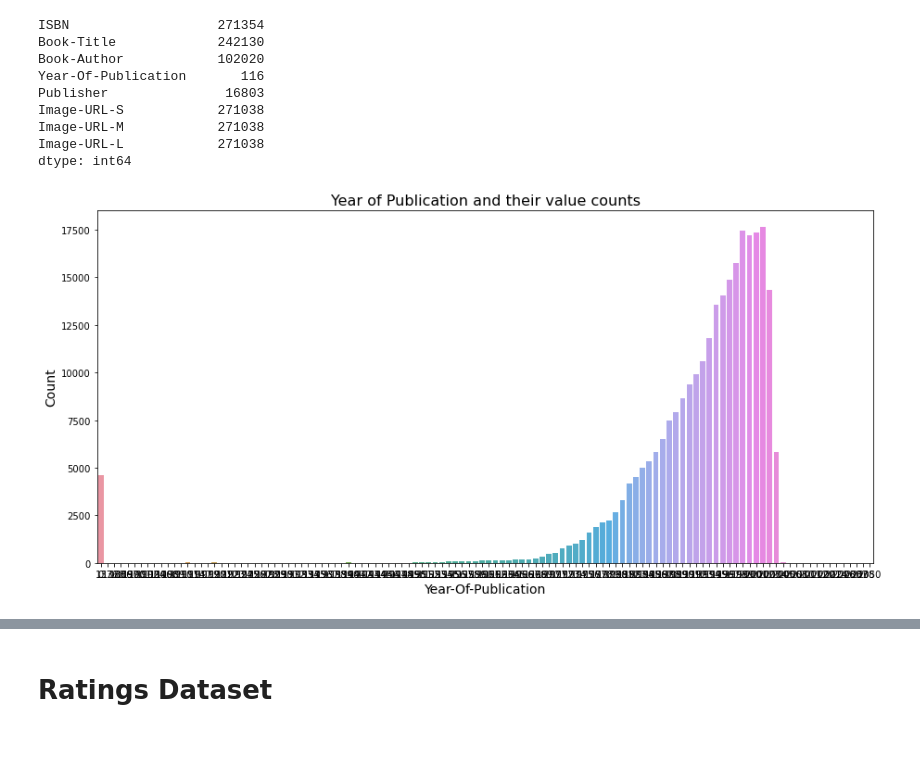
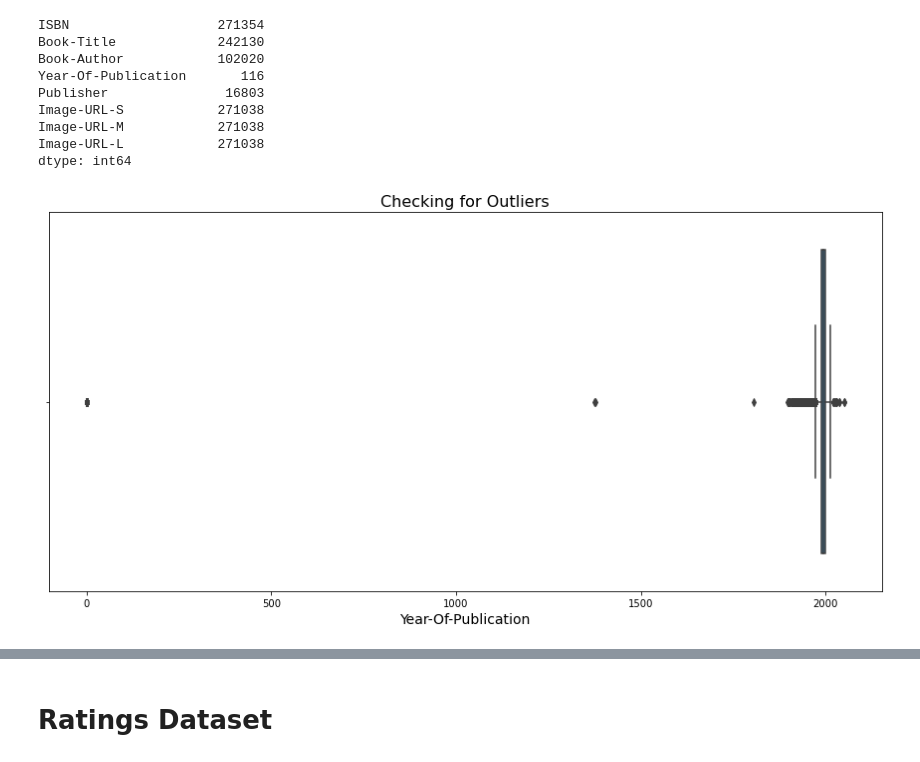
Before and after one commit to Narayan718/unsupervised, a Jupyter notebook: recommendation model.ipynb, the cells around one changed output, grey strips where cells are left out. Drawn from its saved outputs; the diff is of its cells as text; code cells hidden in the pictures.

```diff
--- a/recommendation model.ipynb
+++ b/recommendation model.ipynb
@@ -287,7 +287,7 @@ memory usage: 16.6+ MB
 #removing the improper type of data
 book_df = book_df[~book_df['Year-Of-Publication'].isin(['DK Publishing Inc', 'Gallimard'])]
 #converting the datatype
-book_df['Year-Of-Publication'] = book_df['Year-Of-Publication'].astype(int)
+book_df['Year-Of-Publication'] = book_df['Year-Of-Publication'].astype('int32')
 # %% [markdown]
 **Data Cleaning**
 # %%
@@ -343,13 +343,12 @@ Image-URL-S            271038
 Image-URL-M            271038
 Image-URL-L            271038
 dtype: int64
-# %%
-#plotting the Age type data
-plt.figure(figsize=(15, 7))
-sns.countplot(book_df['Year-Of-Publication'])
-plt.title('Year of Publication and their value counts', size=16)
-plt.xlabel('Year-Of-Publication', size=14)
-plt.ylabel('Count', size=14)
-plt.show()
-# %% [output]
-[figure, removed]
+# %%
+#plotting the time type data
+plt.figure(figsize=(15, 7))
+sns.boxplot(book_df['Year-Of-Publication'])
+plt.title('Checking for Outliers', size=16)
+plt.xlabel('Year-Of-Publication', size=14)
+plt.show()
+# %% [output]
+[figure, added]
```
Also changed, not shown: parts of 20 cells of this notebook.
